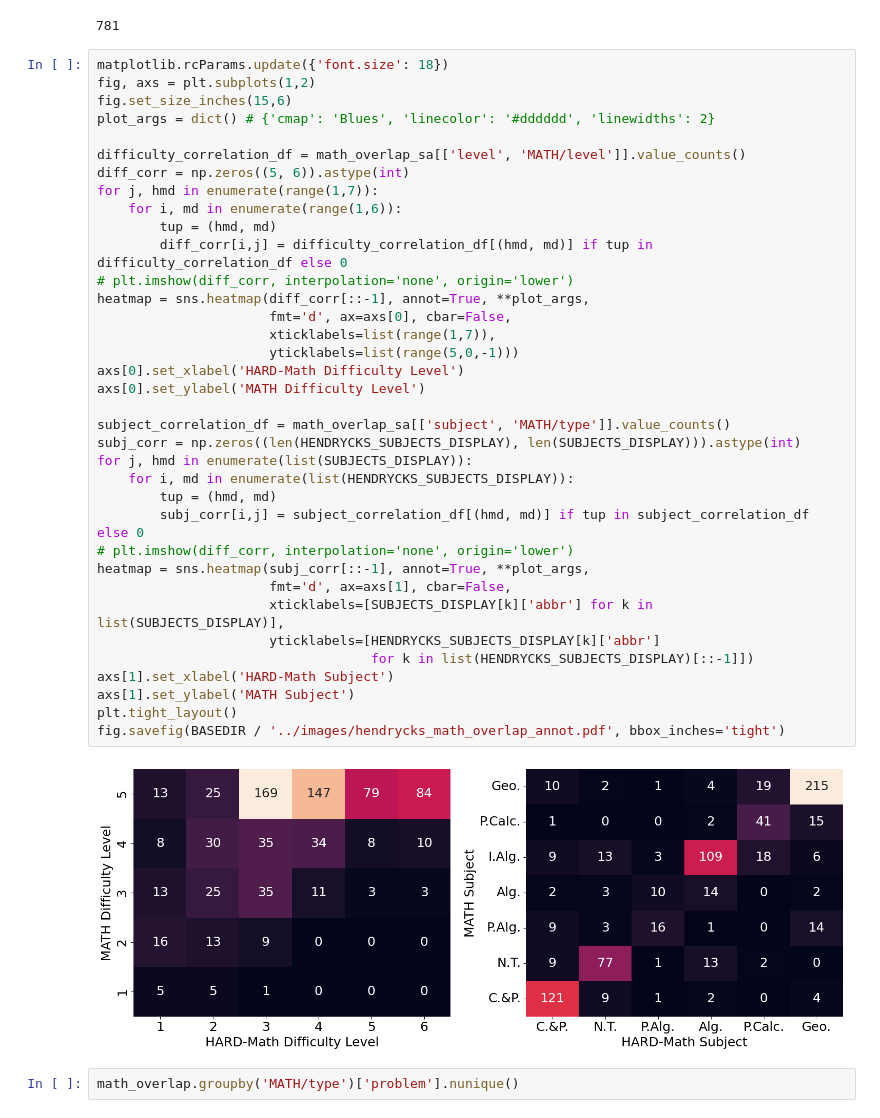
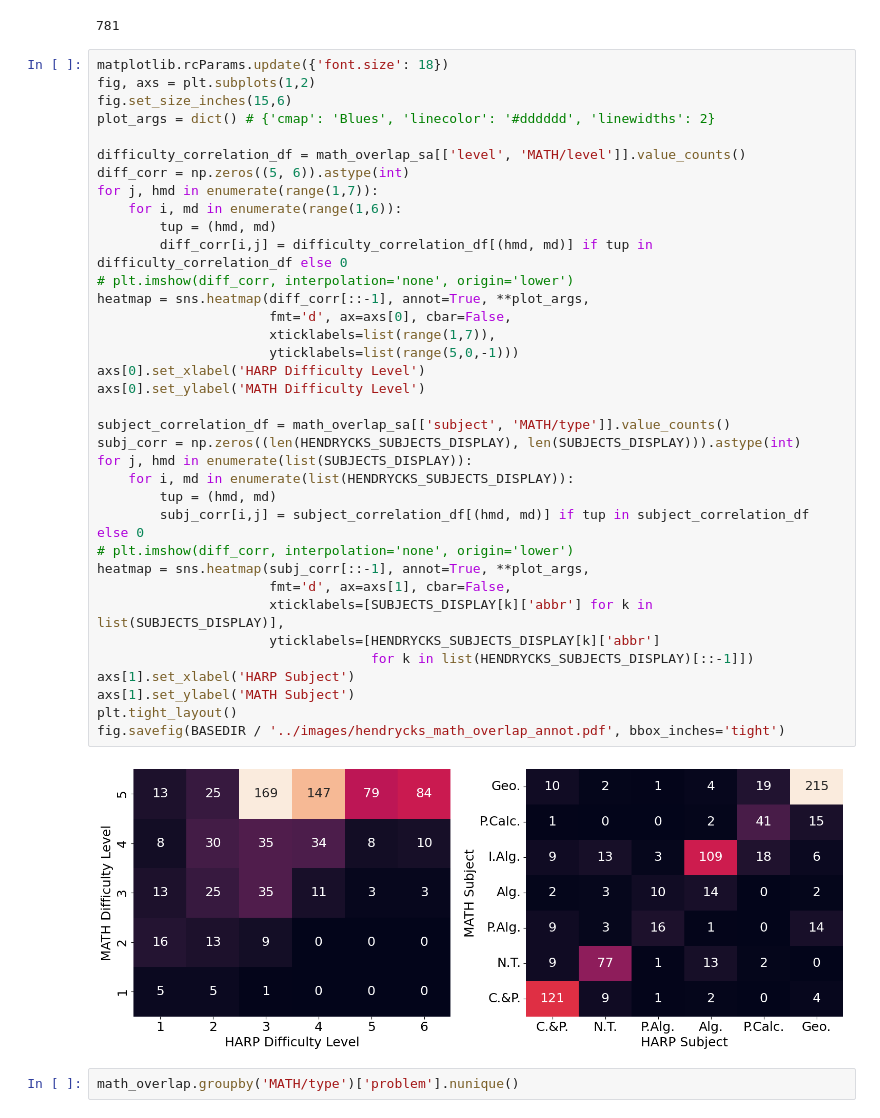
Before and after one commit to aadityasingh/HARP, a Jupyter notebook: src/notebooks/dataset_stats.ipynb, the cells around one changed output. Drawn from its saved outputs; the diff is of its cells as text.

```diff
--- a/src/notebooks/dataset_stats.ipynb
+++ b/src/notebooks/dataset_stats.ipynb
@@ -222,36 +222,36 @@ plot_args = dict() # {'cmap': 'Blues', 'linecolor': '#dddddd', 'linewidths': 2}
 
 difficulty_correlation_df = math_overlap_sa[['level', 'MATH/level']].value_counts()
 diff_corr = np.zeros((5, 6)).astype(int)
 for j, hmd in enumerate(range(1,7)):
     for i, md in enumerate(range(1,6)):
         tup = (hmd, md)
         diff_corr[i,j] = difficulty_correlation_df[(hmd, md)] if tup in difficulty_correlation_df else 0
 # plt.imshow(diff_corr, interpolation='none', origin='lower')
 heatmap = sns.heatmap(diff_corr[::-1], annot=True, **plot_args,
                       fmt='d', ax=axs[0], cbar=False,
                       xticklabels=list(range(1,7)),
                       yticklabels=list(range(5,0,-1)))
-axs[0].set_xlabel('HARD-Math Difficulty Level')
+axs[0].set_xlabel('HARP Difficulty Level')
 axs[0].set_ylabel('MATH Difficulty Level')
 
 subject_correlation_df = math_overlap_sa[['subject', 'MATH/type']].value_counts()
 subj_corr = np.zeros((len(HENDRYCKS_SUBJECTS_DISPLAY), len(SUBJECTS_DISPLAY))).astype(int)
 for j, hmd in enumerate(list(SUBJECTS_DISPLAY)):
     for i, md in enumerate(list(HENDRYCKS_SUBJECTS_DISPLAY)):
         tup = (hmd, md)
         subj_corr[i,j] = subject_correlation_df[(hmd, md)] if tup in subject_correlation_df else 0
 # plt.imshow(diff_corr, interpolation='none', origin='lower')
 heatmap = sns.heatmap(subj_corr[::-1], annot=True, **plot_args,
                       fmt='d', ax=axs[1], cbar=False,
                       xticklabels=[SUBJECTS_DISPLAY[k]['abbr'] for k in list(SUBJECTS_DISPLAY)],
                       yticklabels=[HENDRYCKS_SUBJECTS_DISPLAY[k]['abbr']
                                    for k in list(HENDRYCKS_SUBJECTS_DISPLAY)[::-1]])
-axs[1].set_xlabel('HARD-Math Subject')
+axs[1].set_xlabel('HARP Subject')
 axs[1].set_ylabel('MATH Subject')
 plt.tight_layout()
 fig.savefig(BASEDIR / '../images/hendrycks_math_overlap_annot.pdf', bbox_inches='tight')
 # %% [output]
-[figure, old version]
+[figure, new version]
 # %%
 math_overlap.groupby('MATH/type')['problem'].nunique()
 # %% [output]
```
Also changed, not shown: 3 other files.
